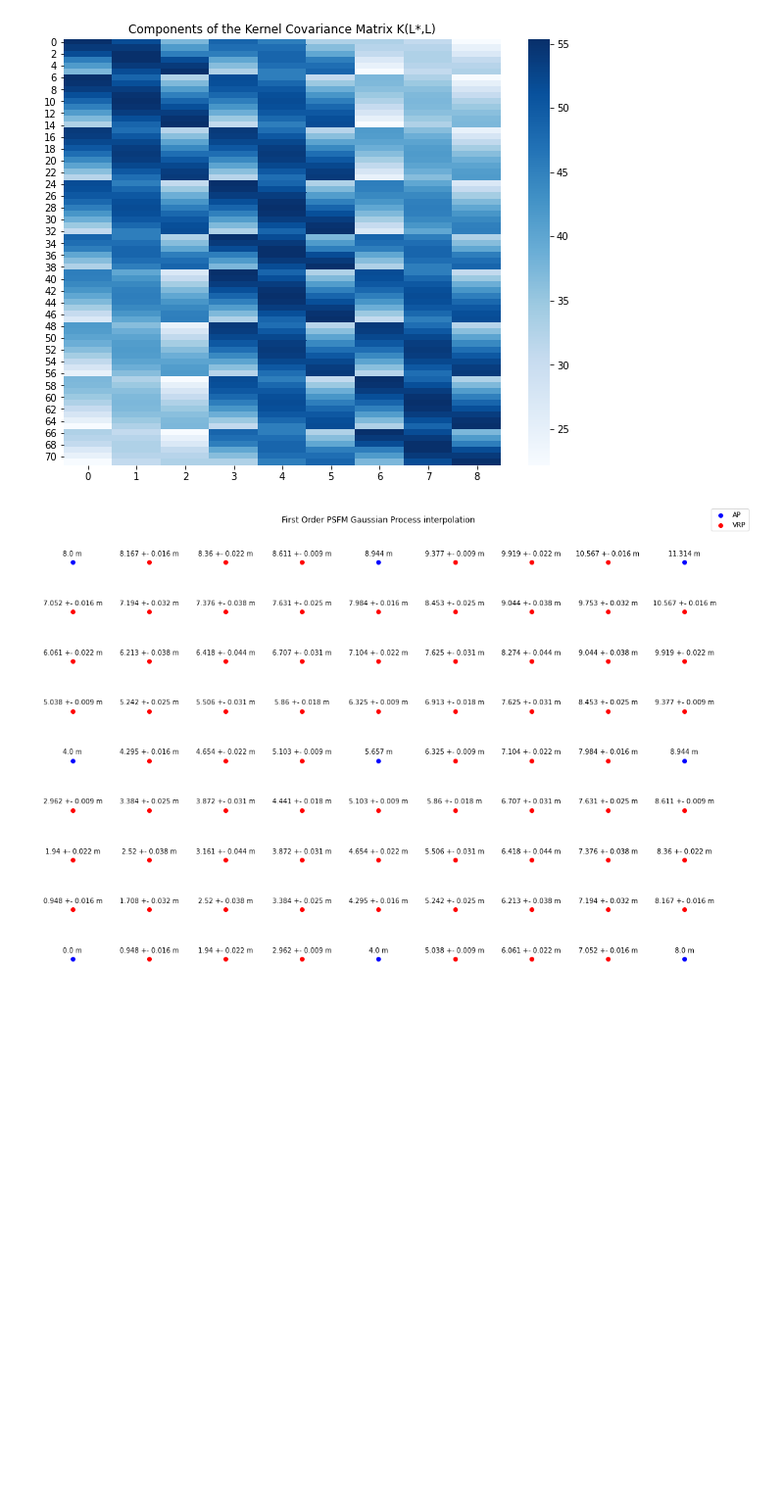
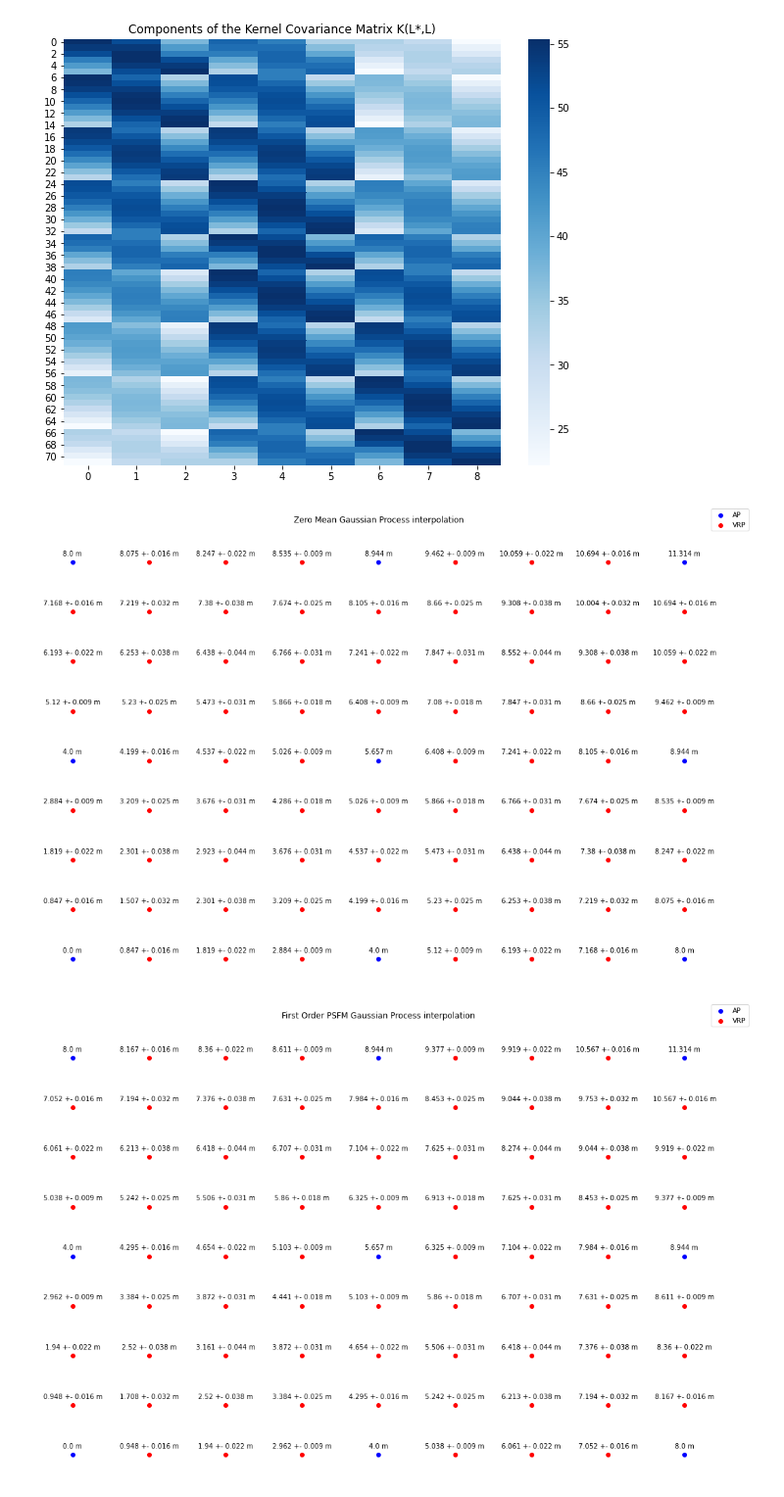
Before and after one commit to carlogattuso/Indoor_Positioning_RTT_GPR, a Jupyter notebook: src/psfm_gpr.ipynb, the cells around one changed output. Shown at 98% size. Drawn from its saved outputs; the diff is of its cells as text; code cells hidden in the pictures; blank space fills up the shorter version.

Commit message:
zero-mean gpr added

```diff
--- a/src/psfm_gpr.ipynb
+++ b/src/psfm_gpr.ipynb
@@ -366,6 +366,59 @@ def compute_gpr_parameters(m, m_star, d, K, K_star2, K_star, sigma_n):
     cov_s_star = K_star2 - np.dot(K_star, np.dot(np.linalg.inv(K + (sigma_n**2)*np.eye(n)), K_star.T))
 
     return (s_bar_star.reshape(n_star), cov_s_star)
+# %%
+def zero_mean_gpr_parameters(d, K, K_star2, K_star, sigma_n):
+
+    """Compute gaussian regression parameters."""
+
+    n = K.shape[0]
+    n_star = K_star.shape[0]
+
+    # Mean.
+    s_bar_star = np.dot(K_star, np.dot(np.linalg.inv(K + (sigma_n**2)*np.eye(n)), d.reshape([n, 1])))
+    # Covariance.
+    cov_s_star = K_star2 - np.dot(K_star, np.dot(np.linalg.inv(K + (sigma_n**2)*np.eye(n)), K_star.T))
+
+    return (s_bar_star.reshape(n_star), cov_s_star)
+# %%
+"""
+Zero Mean Gaussian Process interpolation:
+
+    s_bar_star --> Mean estimated value for each VRP
+    cov_s_star --> Posterior covariance matrix
+    var_s_star --> VRP estimation variance
+"""
+s_bar_star, cov_s_star = zero_mean_gpr_parameters(d_RTT, K, K_star2, K_star, sigma_n)
+var_s_star = np.diag(cov_s_star)
+
+plt.figure(figsize=(18,12))
+
+plt.scatter(L_ap[:,0], L_ap[:,1], c='b')
+plt.scatter(L_vrp[:,0], L_vrp[:,1], c='r')
+
+plt.legend(labels=['AP','VRP'],loc="upper right",borderaxespad=-5)
+plt.title('Zero Mean Gaussian Process interpolation',pad=30)
+plt.axis('off')
+
+for x in range(len(d_RTT)):
+    label = f"{d_RTT[x].round(3)} m"
+
+    plt.annotate(label, # this is the text
+                 (L_ap[x,0],L_ap[x,1]), # this is the point to label
+                 textcoords="offset points", # how to position the text
+                 xytext=(0,10), # distance from text to points (x,y)
+                 ha='center') # horizontal alignment can be left, right or center
+
+for x in range(len(s_bar_star)):
+    label = f"{s_bar_star[x].round(3)} +- {var_s_star[x].round(3)} m"
+
+    plt.annotate(label, # this is the text
+                 (L_vrp[x,0],L_vrp[x,1]), # this is the point to label
+                 textcoords="offset points", # how to position the text
+                 xytext=(0,10), # distance from text to points (x,y)
+                 ha='center') # horizontal alignment can be left, right or center
+# %% [output]
+[figure, added]
 # %%
 """
 First Order PSFM Gaussian Process interpolation:
```
Also changed, not shown: parts of 3 cells of this notebook.
